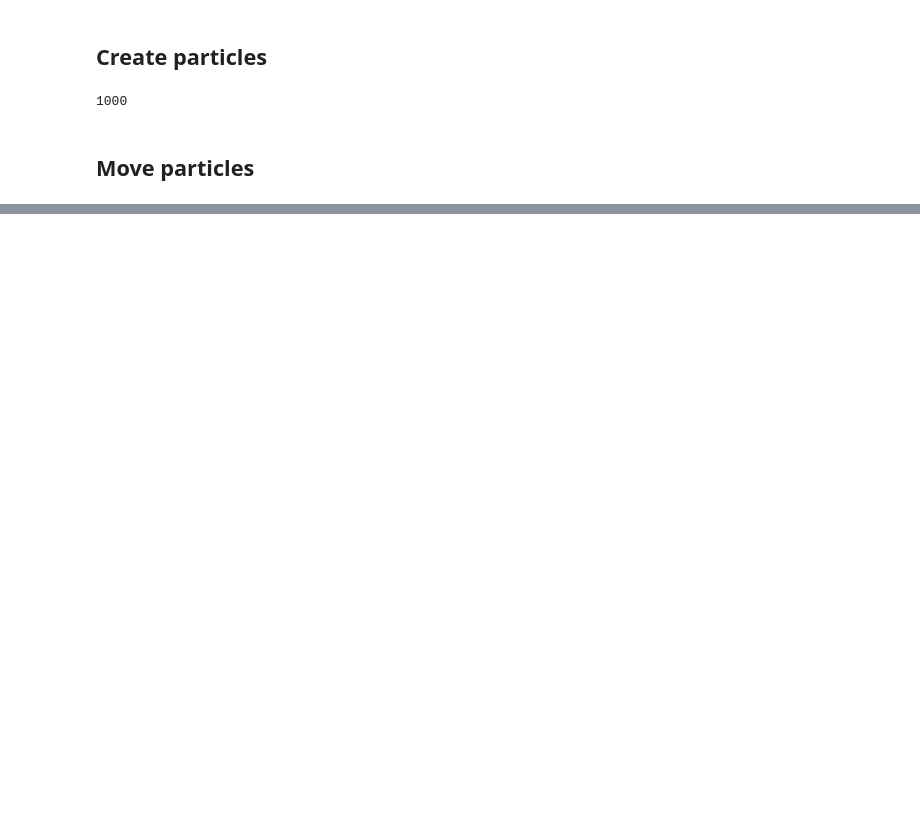
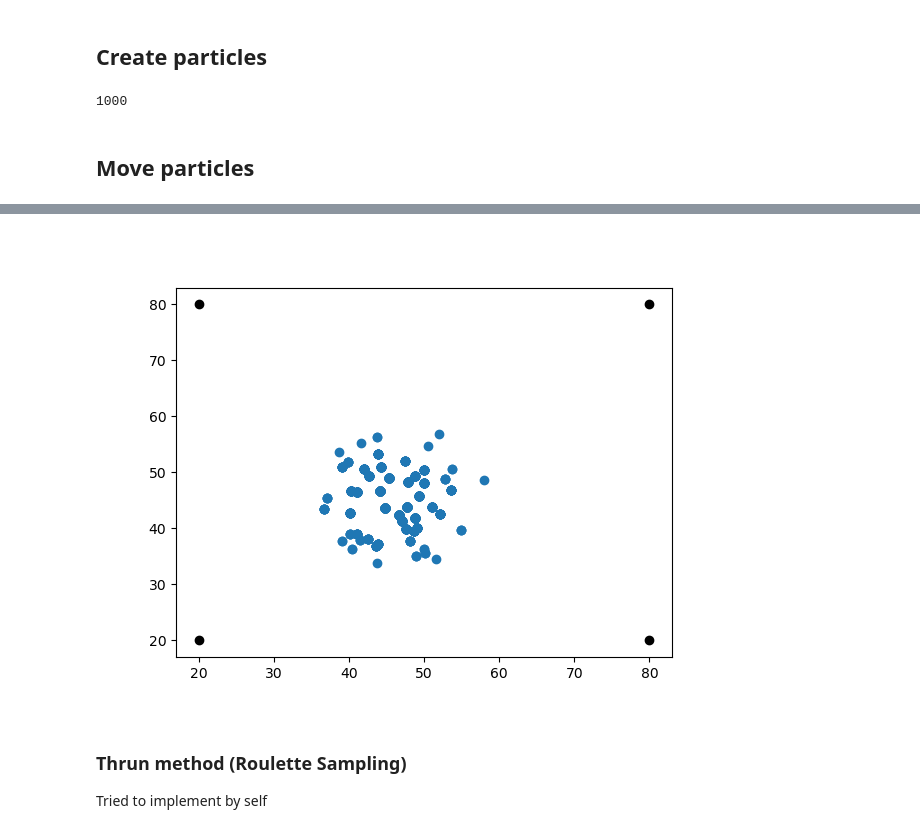
Before and after one commit to GokulSoman/ai_for_robotics, a Jupyter notebook: 3_ParticleFilter.ipynb, the cells around one changed output, grey strips where cells are left out. Drawn from its saved outputs; the diff is of its cells as text; code cells hidden in the pictures; blank space fills up the shorter version.

```diff
--- a/3_ParticleFilter.ipynb
+++ b/3_ParticleFilter.ipynb
@@ -167,0 +238,3 @@ particles[0], p_moved[0]
+# %%
+probs_unnorm_tot = sum(probs_unnorm)
+probs = [x/probs_unnorm_tot for x in probs_unnorm]
@@ -167,0 +260,8 @@ particles[0], p_moved[0]
+# %%
+p_new = []
+added_indices = set()
+while(len(p_new) < 1000):
+    i = random.randint(0,N-1)
+    if (random.random() < probs[i]):
+        p_new.append(particles[i])
+        added_indices.add(i)
@@ -167,0 +276,12 @@ particles[0], p_moved[0]
+# %%
+p_x, p_y = [p.x for p in p_new], [p.y for p in p_new]
+fig, ax = plt.subplots()
+plt.scatter(p_x, p_y)
+for x,y in landmarks:
+    plt.scatter(x, y, color="black", marker="o")
+plt.show();
+# %% [output]
+[figure, added]
+# %% [markdown]
+### Thrun method (Roulette Sampling)
+Tried to implement by self
```
Also changed, not shown: parts of 29 cells of this notebook.
